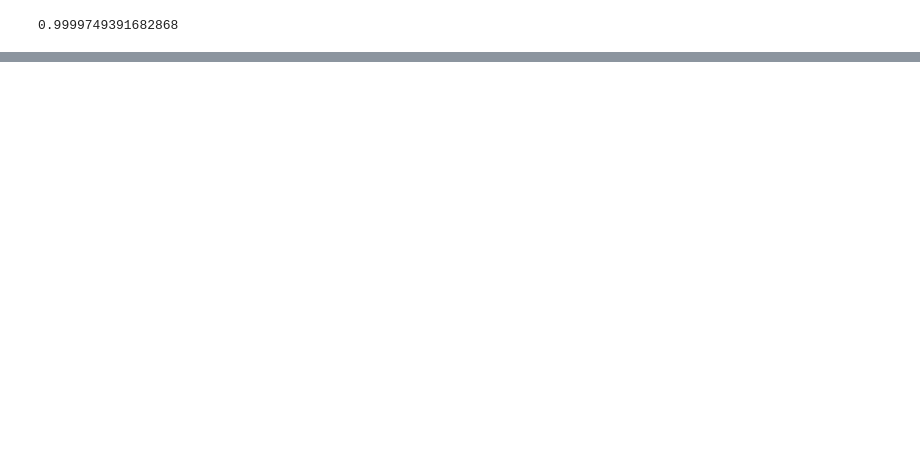
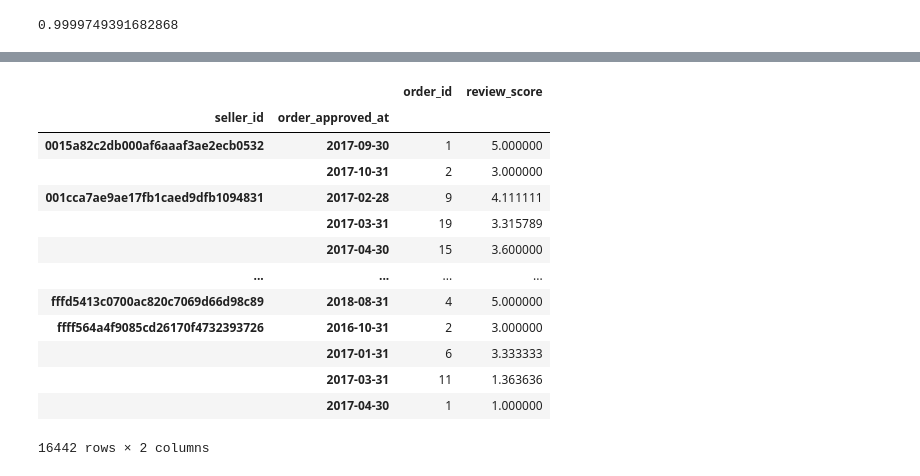
Before and after one commit to BaRobles/Compass_Data_Science, a Jupyter notebook: 1.Sprint.Compass.ipynb, the cells around one changed output, grey strips where cells are left out. Cells and saved outputs as stored; diff of their text form; code cells hidden in the pictures; blank space fills up the shorter version.

```diff
--- a/1.Sprint.Compass.ipynb
+++ b/1.Sprint.Compass.ipynb
@@ -1045,0 +1090,17 @@ smoothed_mean_scores
+# %%
+metricas
+# %% [output]
+|  |  | order_id | review_score |
+| seller_id | order_approved_at |  |  |
+| 0015a82c2db000af6aaaf3ae2ecb0532 | 2017-09-30 | 1 | 5.000000 |
+|  | 2017-10-31 | 2 | 3.000000 |
+| 001cca7ae9ae17fb1caed9dfb1094831 | 2017-02-28 | 9 | 4.111111 |
+|  | 2017-03-31 | 19 | 3.315789 |
+|  | 2017-04-30 | 15 | 3.600000 |
+| ... | ... | ... | ... |
+| fffd5413c0700ac820c7069d66d98c89 | 2018-08-31 | 4 | 5.000000 |
+| ffff564a4f9085cd26170f4732393726 | 2016-10-31 | 2 | 3.000000 |
+|  | 2017-01-31 | 6 | 3.333333 |
+|  | 2017-03-31 | 11 | 1.363636 |
+|  | 2017-04-30 | 1 | 1.000000 |
+16442 rows × 2 columns
```
Also changed, not shown: parts of 11 cells of this notebook.
